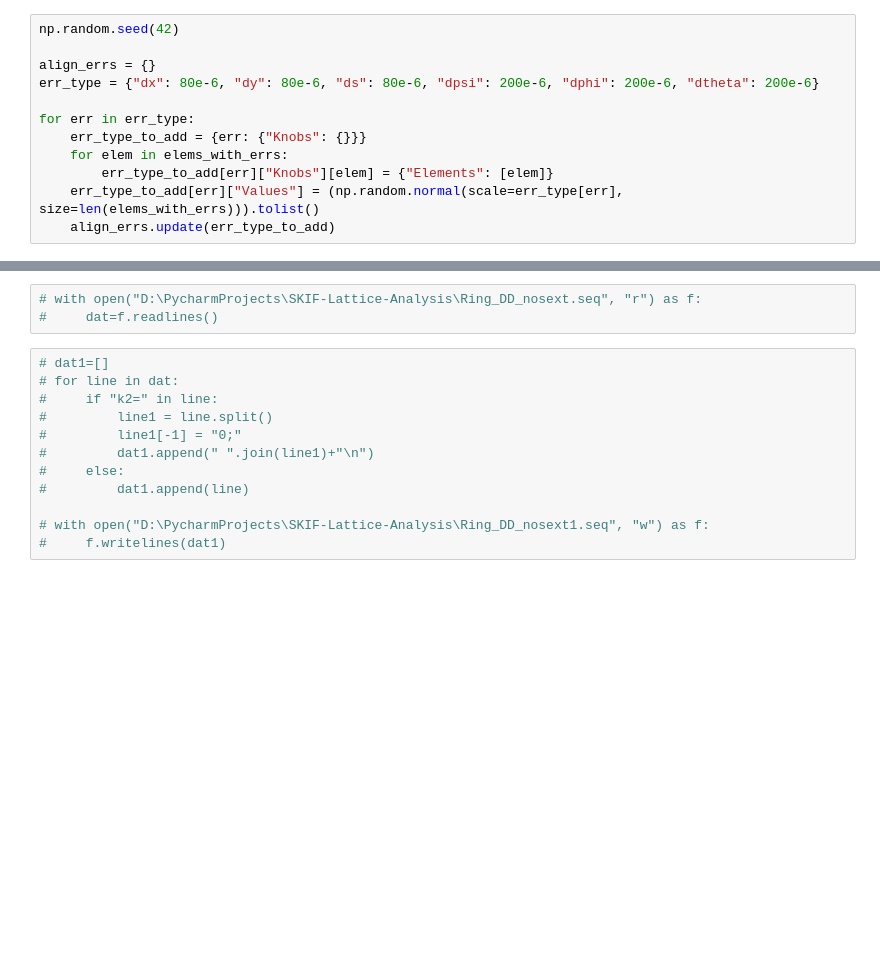
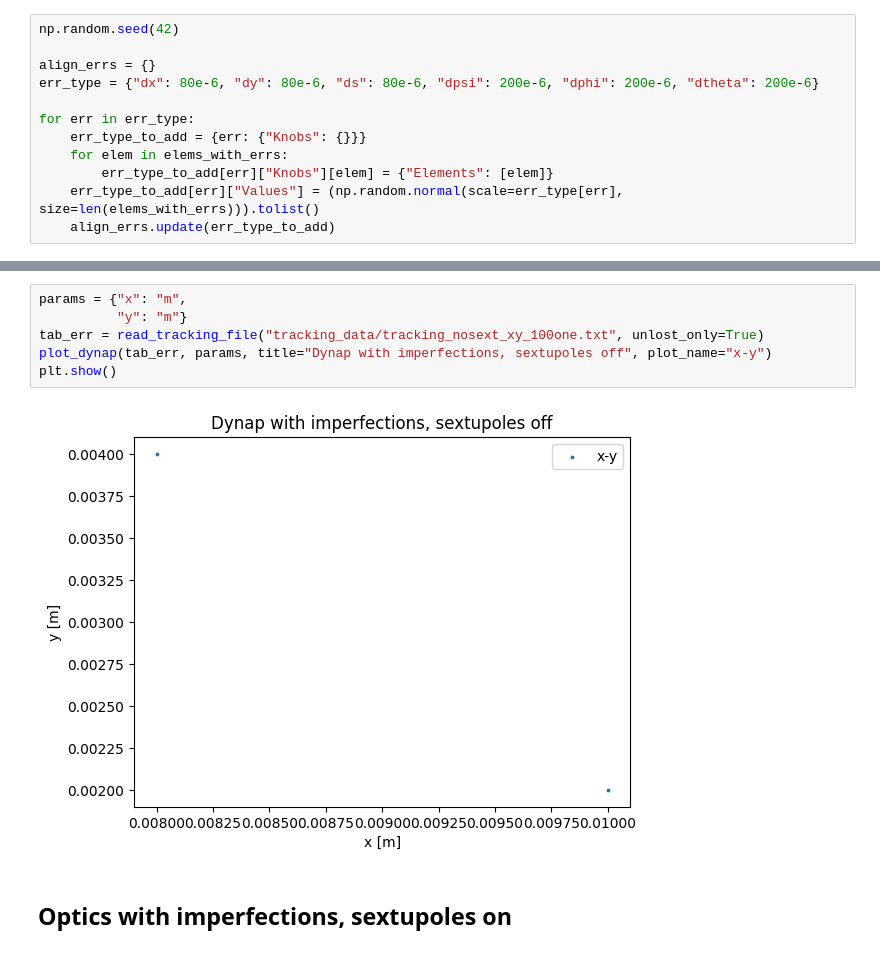
Before and after one commit to Rasimilian/SKIF-Lattice-Analysis, a Jupyter notebook: optics_closing.ipynb, the cells around one changed output, grey strips where cells are left out. Drawn from its saved outputs; the diff is of its cells as text; blank space fills up the shorter version.

```diff
--- a/optics_closing.ipynb
+++ b/optics_closing.ipynb
@@ -171,15 +279,10 @@ TypeError: 'NoneType' object is not subscriptable
-# %%
-# with open("D:\PycharmProjects\SKIF-Lattice-Analysis\Ring_DD_nosext.seq", "r") as f:
-#     dat=f.readlines()
-# %%
-# dat1=[]
-# for line in dat:
-#     if "k2=" in line:
-#         line1 = line.split()
-#         line1[-1] = "0;"
-#         dat1.append(" ".join(line1)+"\n")
-#     else:
-#         dat1.append(line)
-
-# with open("D:\PycharmProjects\SKIF-Lattice-Analysis\Ring_DD_nosext1.seq", "w") as f:
-#     f.writelines(dat1)
+# %%
+params = {"x": "m",
+          "y": "m"}
+tab_err = read_tracking_file("tracking_data/tracking_nosext_xy_100one.txt", unlost_only=True)
+plot_dynap(tab_err, params, title="Dynap with imperfections, sextupoles off", plot_name="x-y")
+plt.show()
+# %% [output]
+[figure, added]
+# %% [markdown]
+## Optics with imperfections, sextupoles on
```
Also changed, not shown: parts of 13 cells of this notebook, 2 other files.
